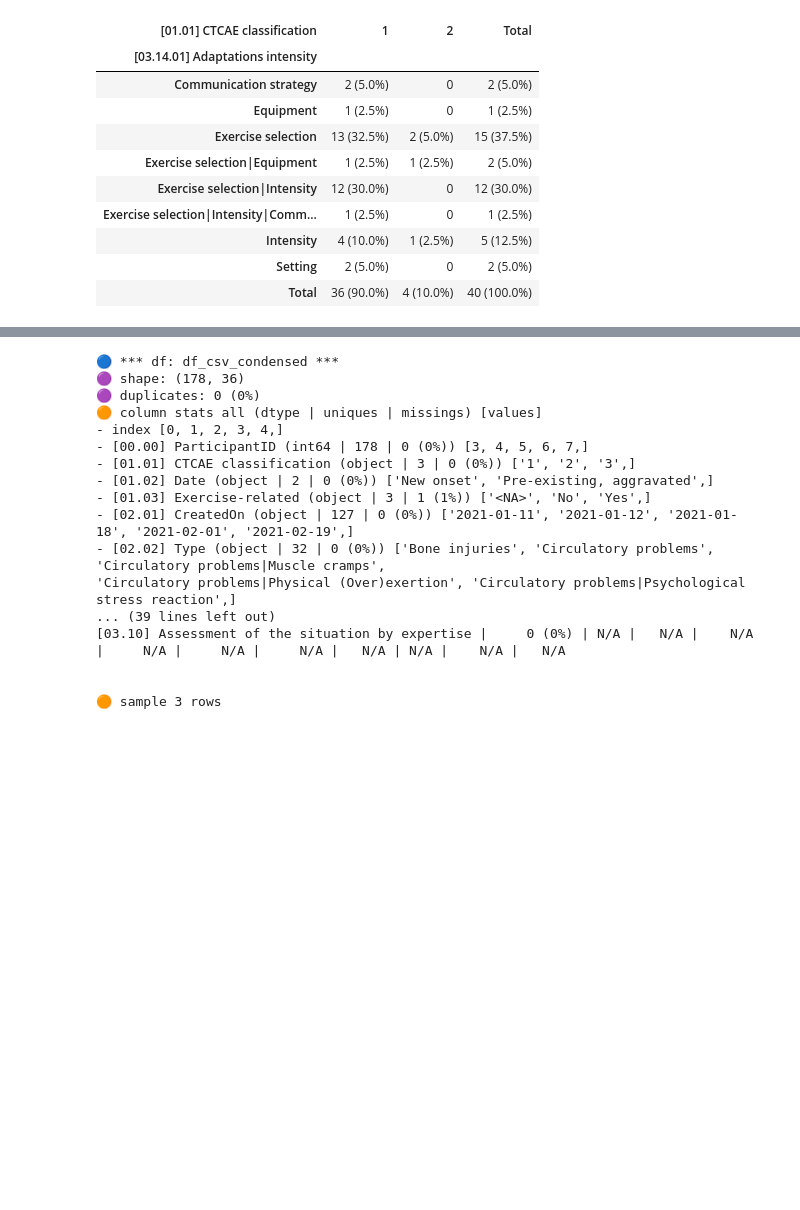
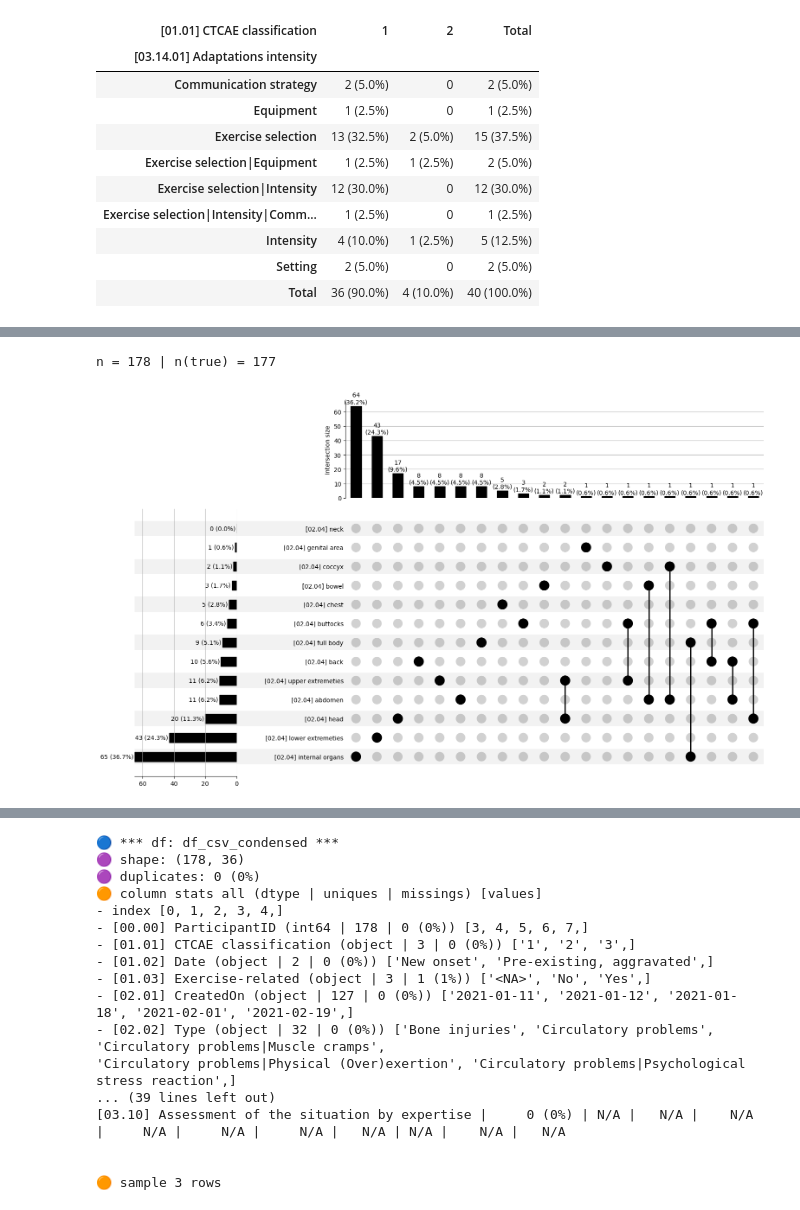
Before and after one commit to smeisegeier/sport-adverse-events, a Jupyter notebook: src/3_description.ipynb, the cells around one changed output, grey strips where cells are left out. Drawn from its saved outputs; the diff is of its cells as text; code cells hidden in the pictures; blank space fills up the shorter version.

```diff
--- a/src/3_description.ipynb
+++ b/src/3_description.ipynb
@@ -334,0 +409,7 @@ h.print_survey(df_csv_condensed, cols=cols_unexploded, CTCAE=CTCAE, explode=Fals
+# %%
+cols_0204 = df_csv.find_cols(["[02.04]"])
+df_upset = df_csv[cols_0204]
+pls.plot_upset(df_upset.dropna(),include_false_subsets=False)
+# %% [output]
+n = 178 | n(true) = 177
+[figure, added]
```
Also changed, not shown: parts of 16 cells of this notebook, 59 other files.
